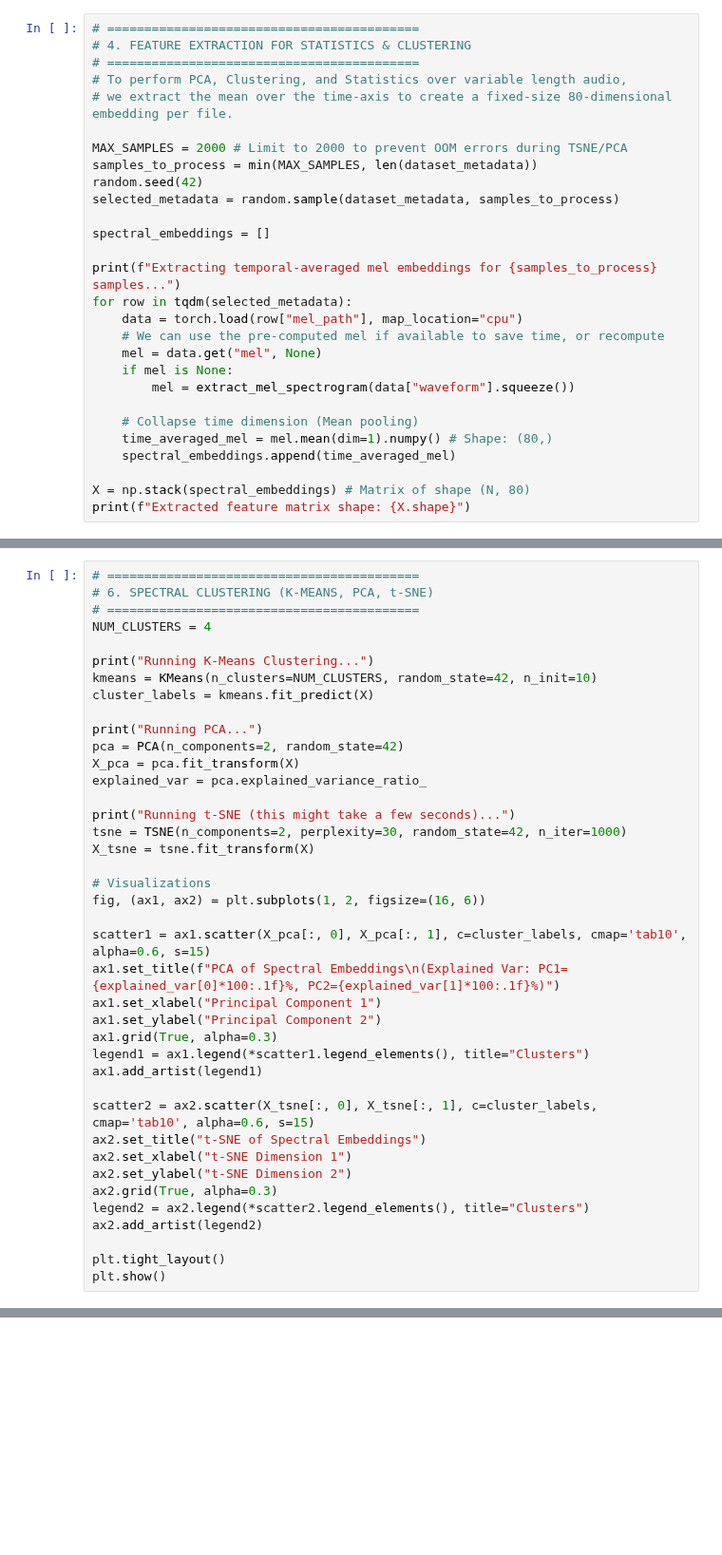
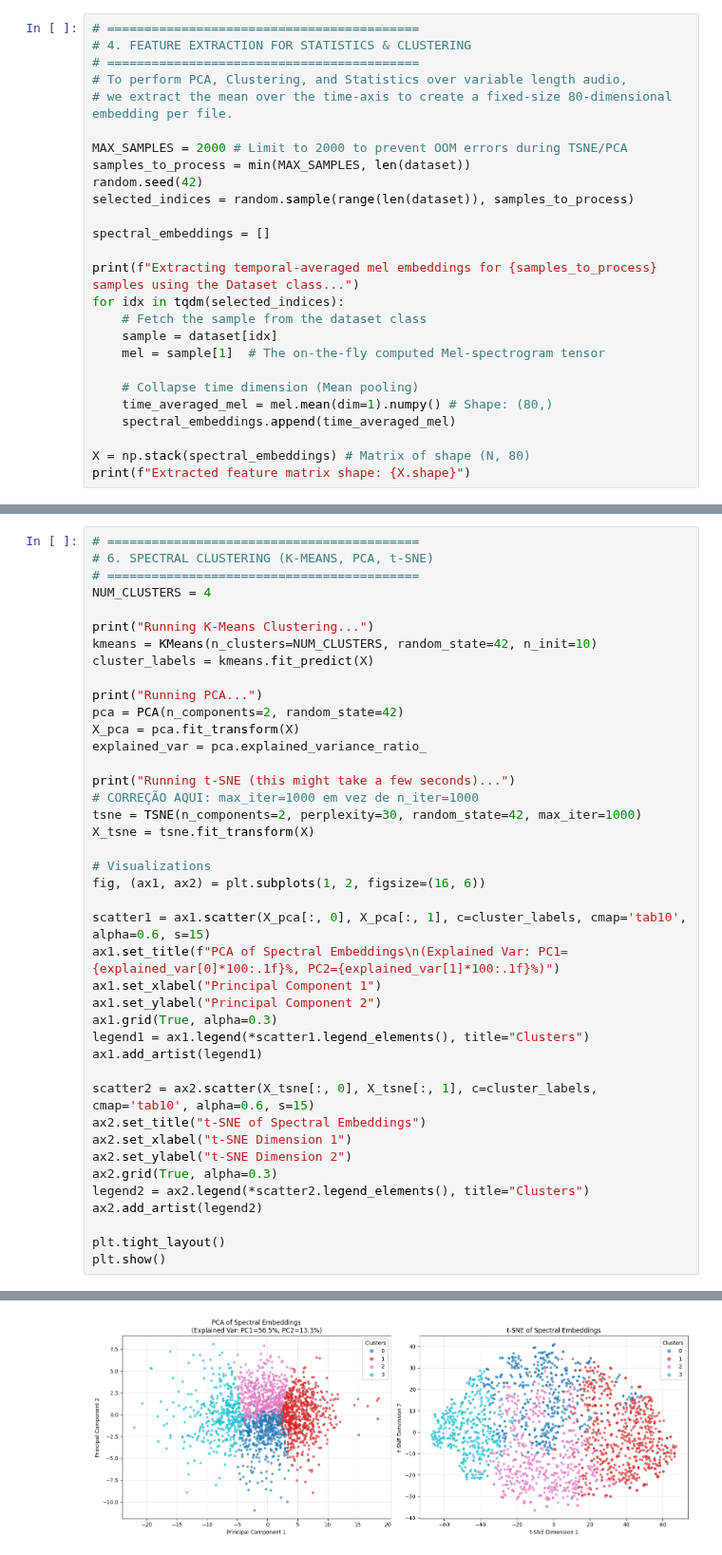
Before and after one commit to rick0110/ml2_final_project, a Jupyter notebook: notebooks/demo_spectral_analisys.ipynb, the cells around one changed output, grey strips where cells are left out. Shown at 95% size. Drawn from its saved outputs; the diff is of its cells as text; blank space fills up the shorter version.

```diff
--- a/notebooks/demo_spectral_analisys.ipynb
+++ b/notebooks/demo_spectral_analisys.ipynb
@@ -113,19 +113,17 @@ plt.show()
 # we extract the mean over the time-axis to create a fixed-size 80-dimensional embedding per file.
 
 MAX_SAMPLES = 2000 # Limit to 2000 to prevent OOM errors during TSNE/PCA
-samples_to_process = min(MAX_SAMPLES, len(dataset_metadata))
+samples_to_process = min(MAX_SAMPLES, len(dataset))
 random.seed(42)
-selected_metadata = random.sample(dataset_metadata, samples_to_process)
+selected_indices = random.sample(range(len(dataset)), samples_to_process)
 
 spectral_embeddings = []
 
-print(f"Extracting temporal-averaged mel embeddings for {samples_to_process} samples...")
-for row in tqdm(selected_metadata):
-    data = torch.load(row["mel_path"], map_location="cpu")
-    # We can use the pre-computed mel if available to save time, or recompute
-    mel = data.get("mel", None)
-    if mel is None:
-        mel = extract_mel_spectrogram(data["waveform"].squeeze())
+print(f"Extracting temporal-averaged mel embeddings for {samples_to_process} samples using the Dataset class...")
+for idx in tqdm(selected_indices):
+    # Fetch the sample from the dataset class
+    sample = dataset[idx]
+    mel = sample[1]  # The on-the-fly computed Mel-spectrogram tensor
 
     # Collapse time dimension (Mean pooling)
     time_averaged_mel = mel.mean(dim=1).numpy() # Shape: (80,)
@@ -174,7 +177,8 @@ X_pca = pca.fit_transform(X)
 explained_var = pca.explained_variance_ratio_
 
 print("Running t-SNE (this might take a few seconds)...")
-tsne = TSNE(n_components=2, perplexity=30, random_state=42, n_iter=1000)
+# CORREÇÃO AQUI: max_iter=1000 em vez de n_iter=1000
+tsne = TSNE(n_components=2, perplexity=30, random_state=42, max_iter=1000)
 X_tsne = tsne.fit_transform(X)
 
 # Visualizations
@@ -198,3 +202,4 @@ ax2.add_artist(legend2)
 
 plt.tight_layout()
 plt.show()
+# %% [output]
@@ -200,0 +209 @@ plt.show()
+[figure, added]
```
Also changed, not shown: parts of 9 cells of this notebook, 10 other files.
